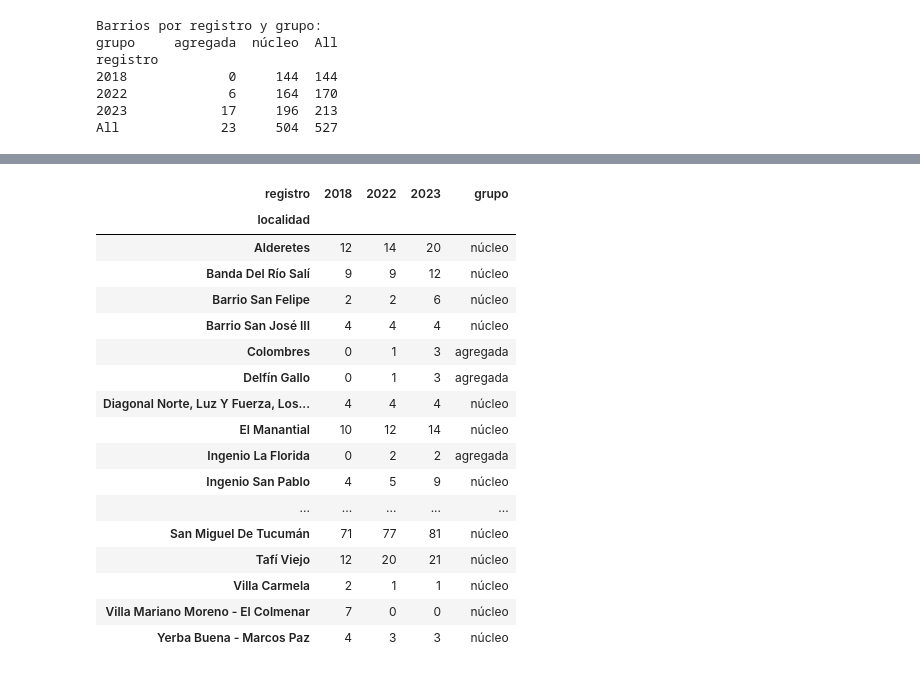
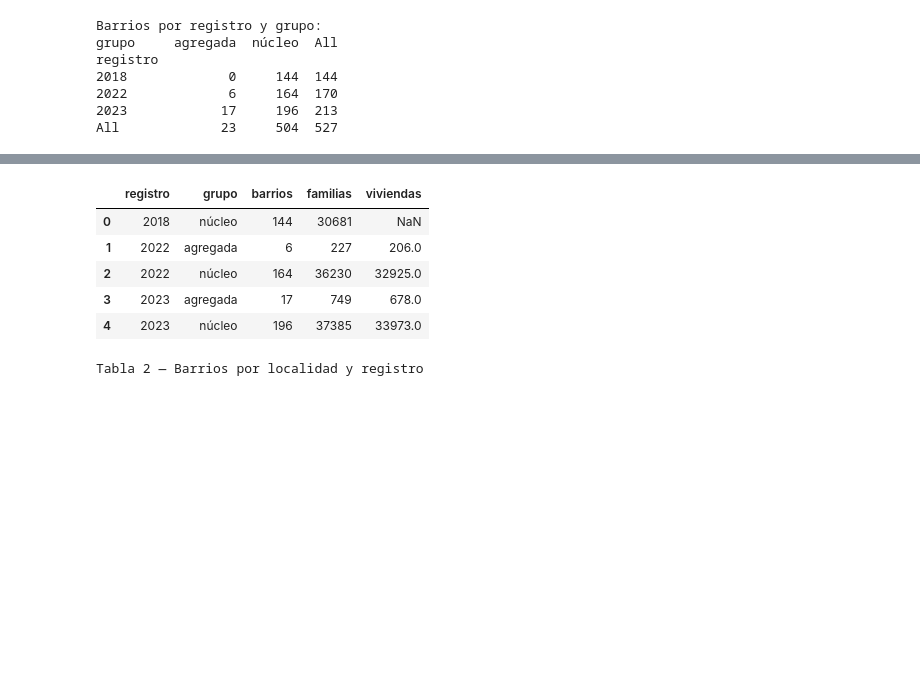
Before and after one commit to Camilamop/RENABAP, a Jupyter notebook: renabap.ipynb, the cells around one changed output, grey strips where cells are left out. Saved outputs shown, nothing was run; the diff lists cells and outputs as text; code cells hidden in the pictures; blank space fills up the shorter version.

```diff
--- a/renabap.ipynb
+++ b/renabap.ipynb
@@ -688,41 +683,35 @@ registro
 2023            17     196  213
 All             23     504  527
 # %%
-# CELDA 5
-# Comparación entre relevamientos (núcleo vs ampliado)
-# Totales por registro y grupo
+# CELDA 15 — Comparación núcleo vs ampliado (dos tablas para consultar/copiar)
 from google.colab import data_table
+from IPython.display import display
 
 agg = {"barrios": ("id_renabap", "count"), "familias": ("cant_familias", "sum")}
 if "cant_viviendas" in df.columns:
     agg["viviendas"] = ("cant_viviendas", "sum")
 
 resumen = df.groupby(["registro", "grupo"]).agg(**agg)
-
-
-# viviendas: anular años sin dato (2018) para no mostrar un 0 engañoso
-if "viviendas" in resumen.columns:
+if "viviendas" in resumen.columns:                     # 2018 no releva viviendas
     cobertura = df.groupby("registro")["cant_viviendas"].apply(lambda s: s.notna().any())
     for reg, hay in cobertura.items():
         if not hay:
             resumen.loc[(reg, slice(None)), "viviendas"] = np.nan
 
-print("=== Totales por registro y grupo ===")
-print(resumen, "\n")
+# --- Tabla 1: Totales por registro y grupo ---
+tabla_totales = resumen.reset_index()
+print("Tabla 1 — Totales por registro y grupo")
+display(data_table.DataTable(tabla_totales, include_index=False))
 
-# Barrios por localidad y registro (excluye localidad vacía)
+# --- Tabla 2: Barrios por localidad y registro ---
 sin_loc = _loc_norm == ""
-if sin_loc.any():
-    print(f"[nota] {sin_loc.sum()} barrios sin 'localidad' quedan fuera del detalle por localidad "
-          f"(sí cuentan en los totales).\n")
-
-pivot_barrios = (df[~sin_loc]
-                 .pivot_table(index="localidad", columns="registro",
-                              values="id_renabap", aggfunc="count", fill_value=0))
-pivot_barrios["grupo"] = np.where(
-    pivot_barrios.index.map(normalizar).isin(_agregadas), "agregada", "núcleo")
-print("=== Barrios por localidad y registro ===")
-print(pivot_barrios.sort_values(["grupo"] + list(pivot_barrios.columns[:-1]),
-                                ascending=[True] + [False] * (pivot_barrios.shape[1] - 1))
-      .to_string())
+pivot_barrios = df[~sin_loc].pivot_table(index="localidad", columns="registro",
+                                         values="id_renabap", aggfunc="count", fill_value=0)
+pivot_barrios.columns = [str(c) for c in pivot_barrios.columns]
+pivot_barrios["grupo"] = np.where(pivot_barrios.index.map(normalizar).isin(_agregadas),
+                                  "agregada", "núcleo")
+tabla_localidad = pivot_barrios.sort_values(["grupo", pivot_barrios.columns[-2]],
+                                            ascending=[True, False]).reset_index()
+print("Tabla 2 — Barrios por localidad y registro")
+display(data_table.DataTable(tabla_localidad, include_index=False))
 # %% [output]
@@ -746,18 +719,7 @@ San José                                                          1     1     1
-| registro | 2018 | 2022 | 2023 | grupo |
-| localidad |  |  |  |  |
-| Alderetes | 12 | 14 | 20 | núcleo |
-| Banda Del Río Salí | 9 | 9 | 12 | núcleo |
-| Barrio San Felipe | 2 | 2 | 6 | núcleo |
-| Barrio San José III | 4 | 4 | 4 | núcleo |
-| Colombres | 0 | 1 | 3 | agregada |
-| Delfín Gallo | 0 | 1 | 3 | agregada |
-| Diagonal Norte, Luz Y Fuerza, Los... | 4 | 4 | 4 | núcleo |
-| El Manantial | 10 | 12 | 14 | núcleo |
-| Ingenio La Florida | 0 | 2 | 2 | agregada |
-| Ingenio San Pablo | 4 | 5 | 9 | núcleo |
-| ... | ... | ... | ... | ... |
-| San Miguel De Tucumán | 71 | 77 | 81 | núcleo |
-| Tafí Viejo | 12 | 20 | 21 | núcleo |
-| Villa Carmela | 2 | 1 | 1 | núcleo |
-| Villa Mariano Moreno - El Colmenar | 7 | 0 | 0 | núcleo |
-| Yerba Buena - Marcos Paz | 4 | 3 | 3 | núcleo |
+|  | registro | grupo | barrios | familias | viviendas |
+| 0 | 2018 | núcleo | 144 | 30681 | NaN |
+| 1 | 2022 | agregada | 6 | 227 | 206.0 |
+| 2 | 2022 | núcleo | 164 | 36230 | 32925.0 |
+| 3 | 2023 | agregada | 17 | 749 | 678.0 |
+| 4 | 2023 | núcleo | 196 | 37385 | 33973.0 |
+Tabla 2 — Barrios por localidad y registro
```
Also changed, not shown: parts of 8 cells of this notebook.
